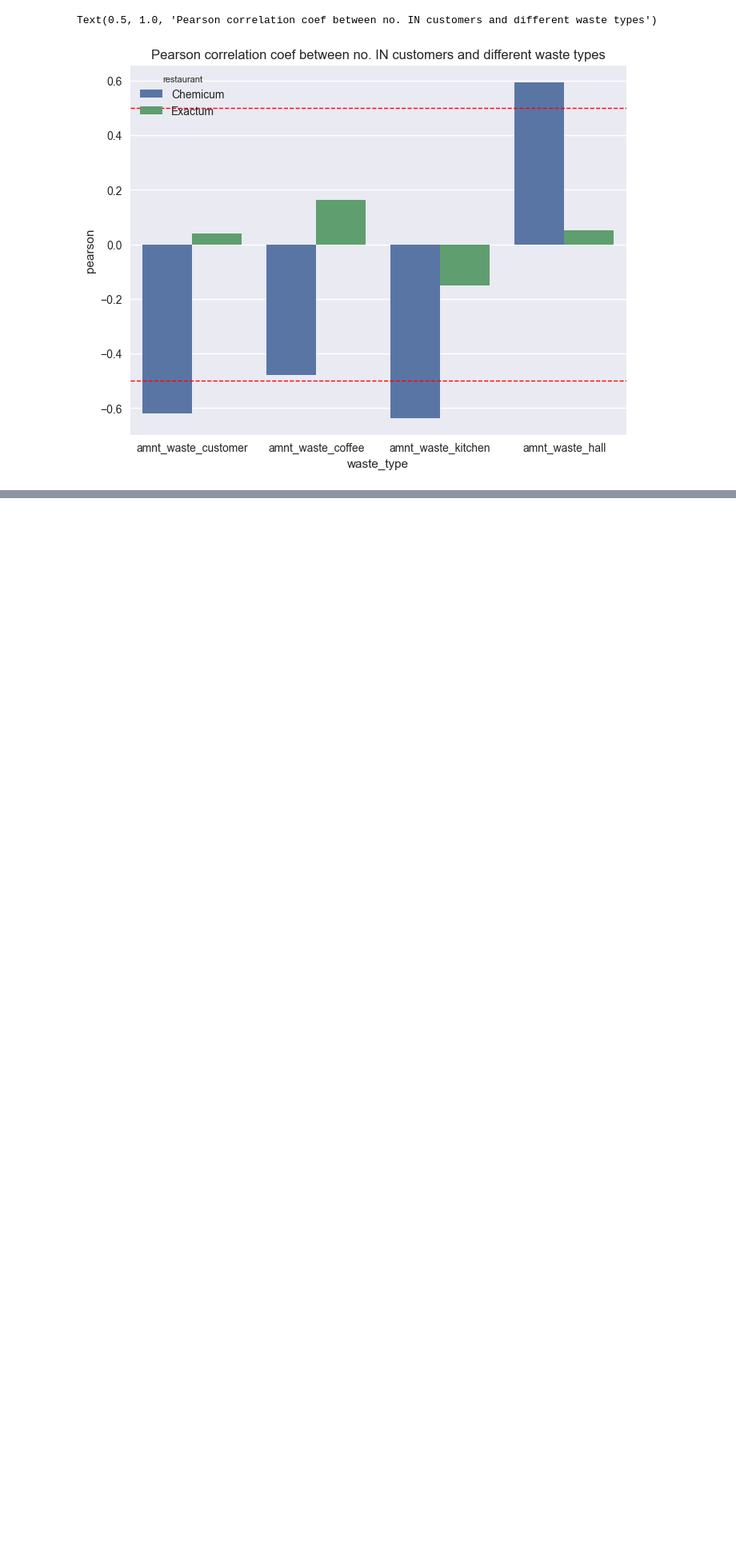
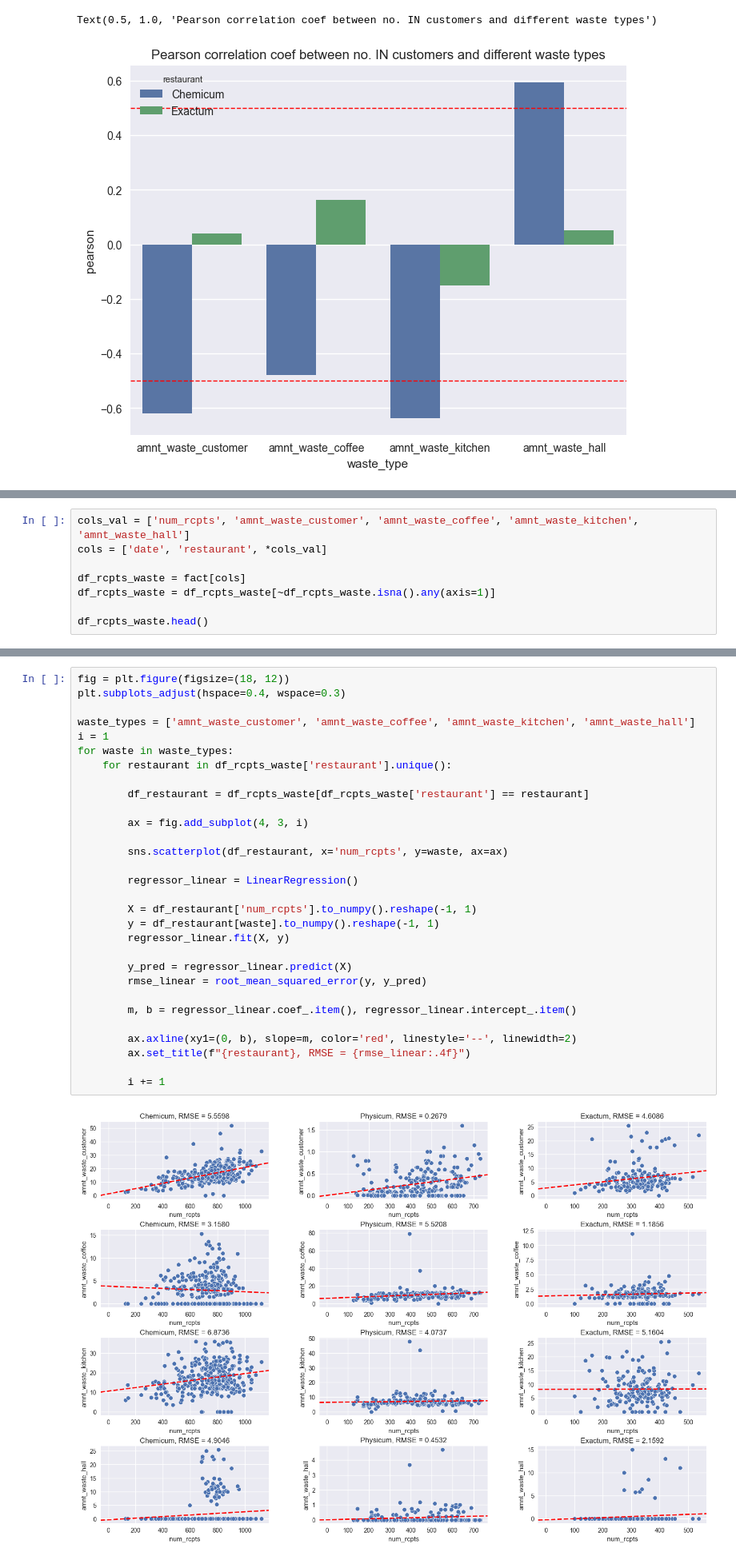
Before and after one commit to Food-Waste-Optimization/Food-Waste-Optimization, a Jupyter notebook: experiments_hoangle/correlations.ipynb, the cells around one changed output, grey strips where cells are left out. Shown at 80% size. Drawn from its saved outputs; the diff is of its cells as text; blank space fills up the shorter version.

```diff
--- a/experiments_hoangle/correlations.ipynb
+++ b/experiments_hoangle/correlations.ipynb
@@ -339,0 +349,8 @@ for i, restaurant in enumerate(df_cus_waste['restaurant'].unique()):
+# %%
+cols_val = ['num_rcpts', 'amnt_waste_customer', 'amnt_waste_coffee', 'amnt_waste_kitchen', 'amnt_waste_hall']
+cols = ['date', 'restaurant', *cols_val]
+
+df_rcpts_waste = fact[cols]
+df_rcpts_waste = df_rcpts_waste[~df_rcpts_waste.isna().any(axis=1)]
+
+df_rcpts_waste.head()
@@ -339,0 +364,32 @@ for i, restaurant in enumerate(df_cus_waste['restaurant'].unique()):
+# %%
+fig = plt.figure(figsize=(18, 12))
+plt.subplots_adjust(hspace=0.4, wspace=0.3)
+
+waste_types = ['amnt_waste_customer', 'amnt_waste_coffee', 'amnt_waste_kitchen', 'amnt_waste_hall']
+i = 1
+for waste in waste_types:
+    for restaurant in df_rcpts_waste['restaurant'].unique():
+
+        df_restaurant = df_rcpts_waste[df_rcpts_waste['restaurant'] == restaurant]
+
+        ax = fig.add_subplot(4, 3, i)
+
+        sns.scatterplot(df_restaurant, x='num_rcpts', y=waste, ax=ax)
+
+        regressor_linear = LinearRegression()
+
+        X = df_restaurant['num_rcpts'].to_numpy().reshape(-1, 1)
+        y = df_restaurant[waste].to_numpy().reshape(-1, 1)
+        regressor_linear.fit(X, y)
+
+        y_pred = regressor_linear.predict(X)
+        rmse_linear = root_mean_squared_error(y, y_pred)
+
+        m, b = regressor_linear.coef_.item(), regressor_linear.intercept_.item()
+
+        ax.axline(xy1=(0, b), slope=m, color='red', linestyle='--', linewidth=2)
+        ax.set_title(f"{restaurant}, RMSE = {rmse_linear:.4f}")
+
+        i += 1
+# %% [output]
+[figure, added]
```
Also changed, not shown: parts of 14 cells of this notebook.
